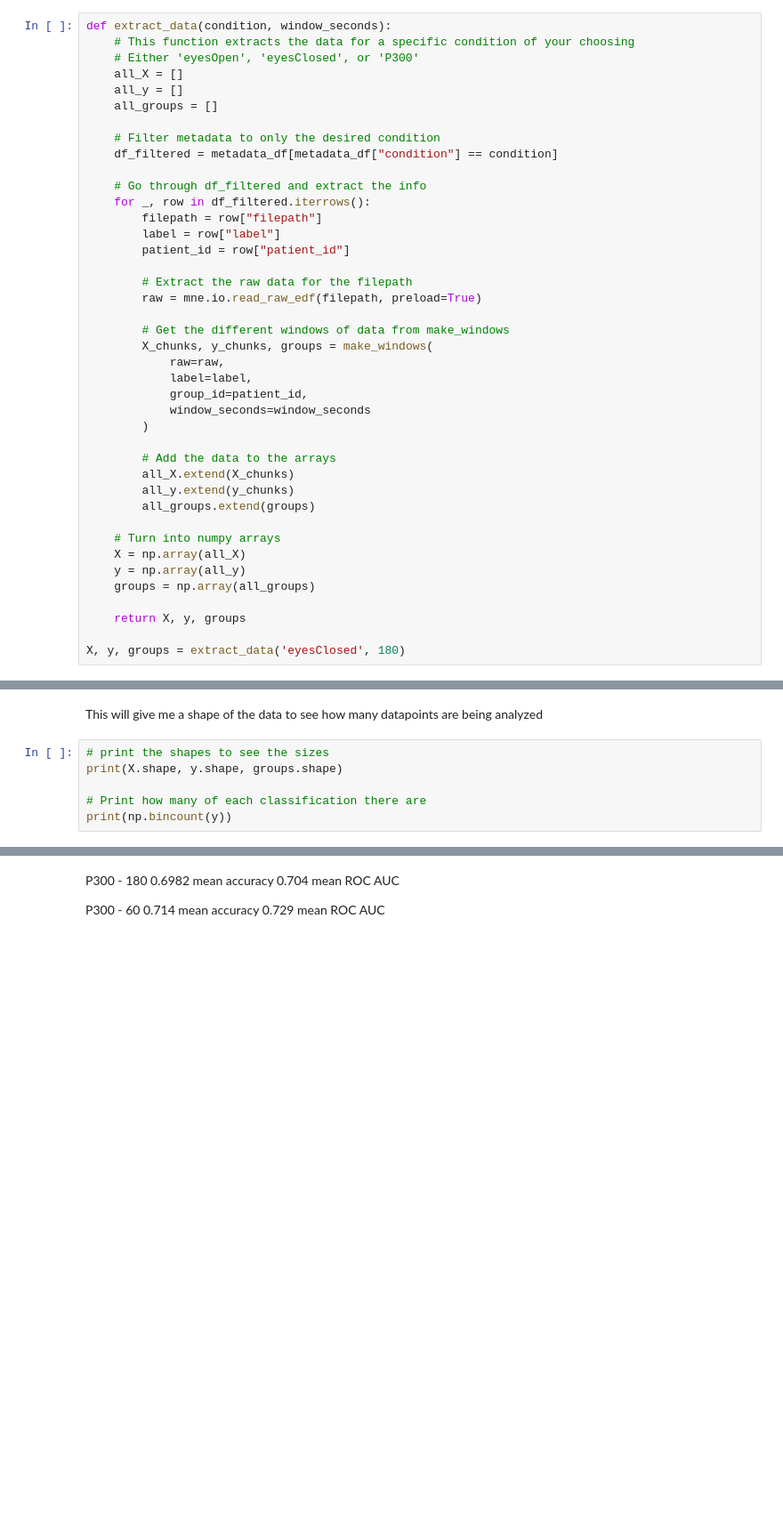
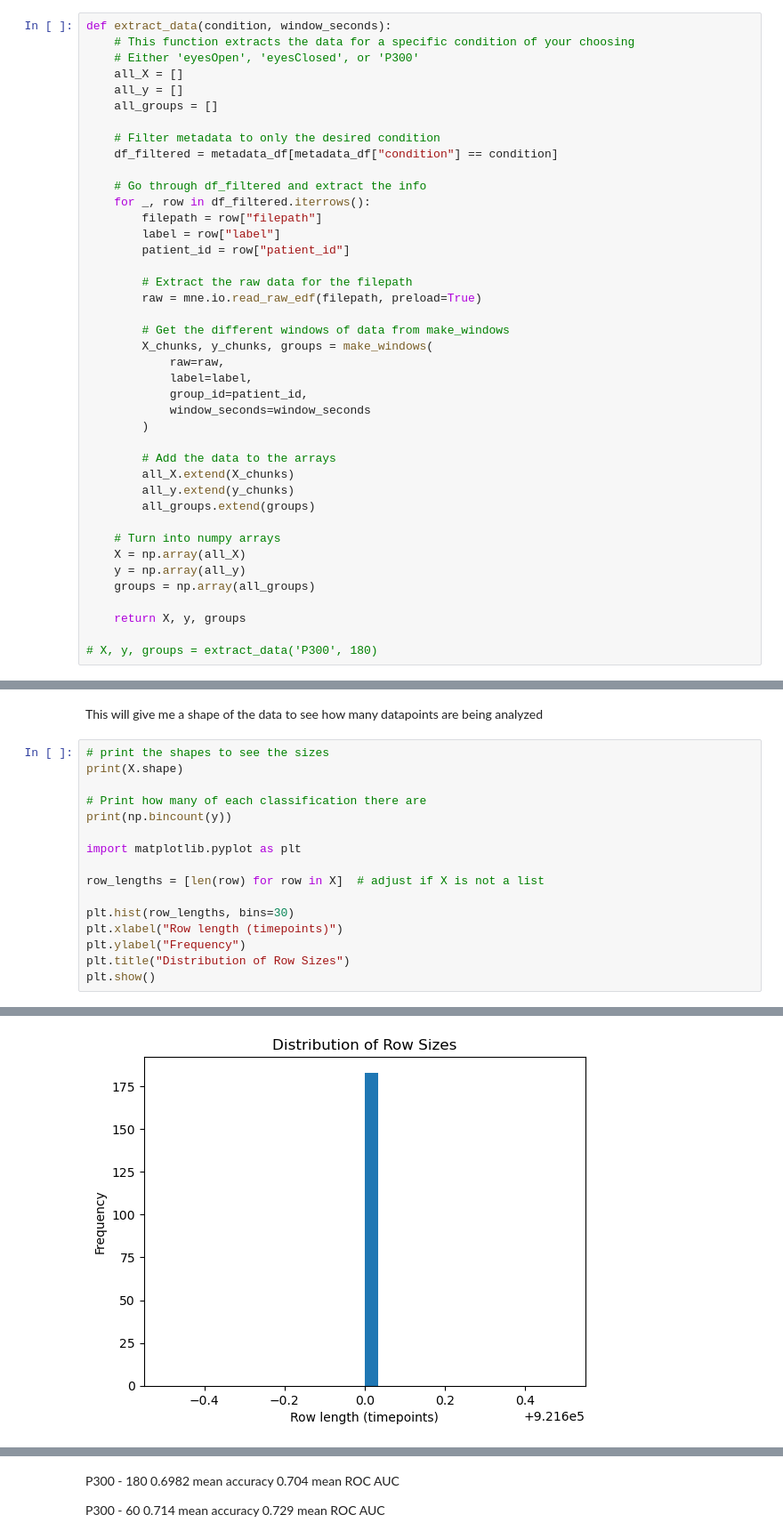
Before and after one commit to BJAngulo/MSSE-277b-final-project-, a Jupyter notebook: notebooks/EEG_classification.ipynb, the cells around one changed output, grey strips where cells are left out. Shown at 89% size. Cells and saved outputs as stored; diff of their text form; blank space fills up the shorter version.

```diff
--- a/notebooks/EEG_classification.ipynb
+++ b/notebooks/EEG_classification.ipynb
@@ -319,4 +326,4 @@ def extract_data(condition, window_seconds):
 
     return X, y, groups
 
-X, y, groups = extract_data('eyesClosed', 180)
+# X, y, groups = extract_data('P300', 180)
@@ -342,8 +347,18 @@ Reading 0 ... 76799  =      0.000 ...   299.996 secs...
 This will give me a shape of the data to see how many datapoints are being analyzed
 # %%
 # print the shapes to see the sizes
-print(X.shape, y.shape, groups.shape)
+print(X.shape)
 
 # Print how many of each classification there are
 print(np.bincount(y))
+
+import matplotlib.pyplot as plt
+
+row_lengths = [len(row) for row in X]  # adjust if X is not a list
+
+plt.hist(row_lengths, bins=30)
+plt.xlabel("Row length (timepoints)")
+plt.ylabel("Frequency")
+plt.title("Distribution of Row Sizes")
+plt.show()
 # %% [output]
@@ -351,0 +367 @@ print(np.bincount(y))
+[figure, added]
```
Also changed, not shown: parts of 15 cells of this notebook, 3 other files.
